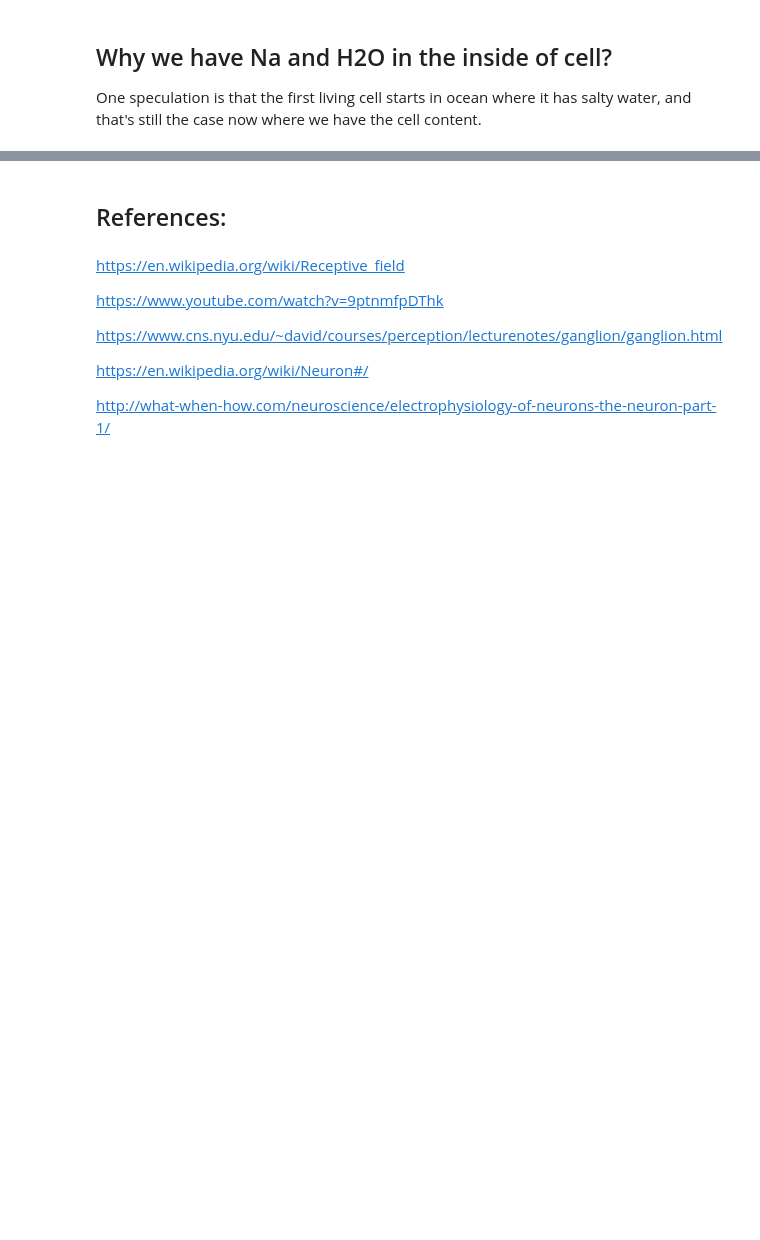
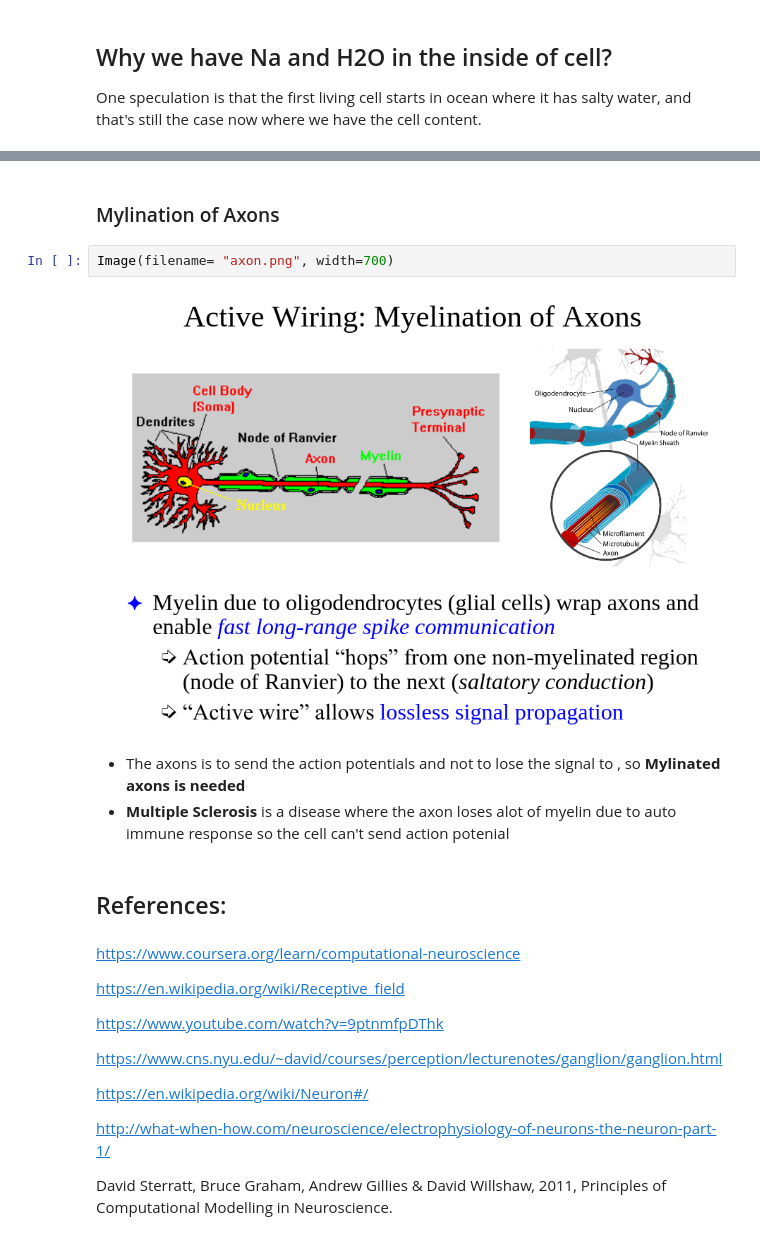
Before and after one commit to mhmdrdwn/com-neuro, a Jupyter notebook: week1.ipynb, the cells around one changed output, grey strips where cells are left out. Saved outputs shown, nothing was run; the diff lists cells and outputs as text; blank space fills up the shorter version.

```diff
--- a/week1.ipynb
+++ b/week1.ipynb
@@ -186,6 +214,17 @@ One speculation is that the first living cell starts in ocean where it has salty
+# %% [markdown]
+### Mylination of Axons
+# %%
+Image(filename= "axon.png", width=700)
+# %% [output]
+[figure, added]
+# %% [markdown]
+- The axons is to send the action potentials and not to lose the signal to , so **Mylinated axons is needed**
+- **Multiple Sclerosis** is a disease where the axon loses alot of myelin due to auto immune response so the cell can't send action potenial
 # %% [markdown]
 ## References:
 # %% [markdown]
+https://www.coursera.org/learn/computational-neuroscience
+
 https://en.wikipedia.org/wiki/Receptive_field
 
 https://www.youtube.com/watch?v=9ptnmfpDThk
@@ -195,3 +234,5 @@ https://www.cns.nyu.edu/~david/courses/perception/lecturenotes/ganglion/ganglion
 https://en.wikipedia.org/wiki/Neuron#/
 
 http://what-when-how.com/neuroscience/electrophysiology-of-neurons-the-neuron-part-1/
+
+David Sterratt, Bruce Graham, Andrew Gillies & David Willshaw, 2011, Principles of Computational Modelling in Neuroscience.
```
Also changed, not shown: parts of 6 cells of this notebook.
